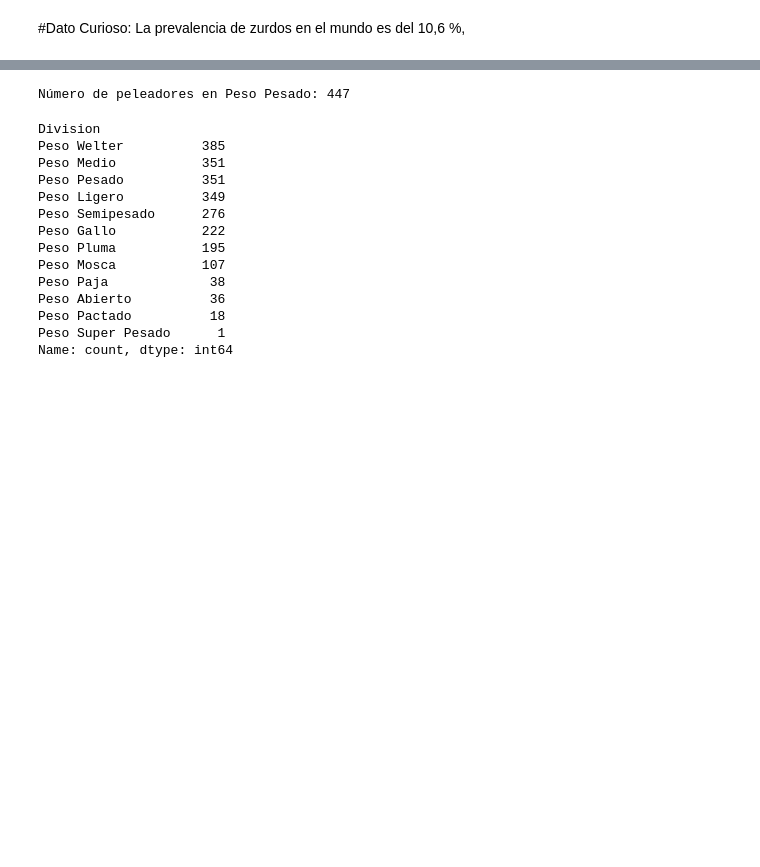
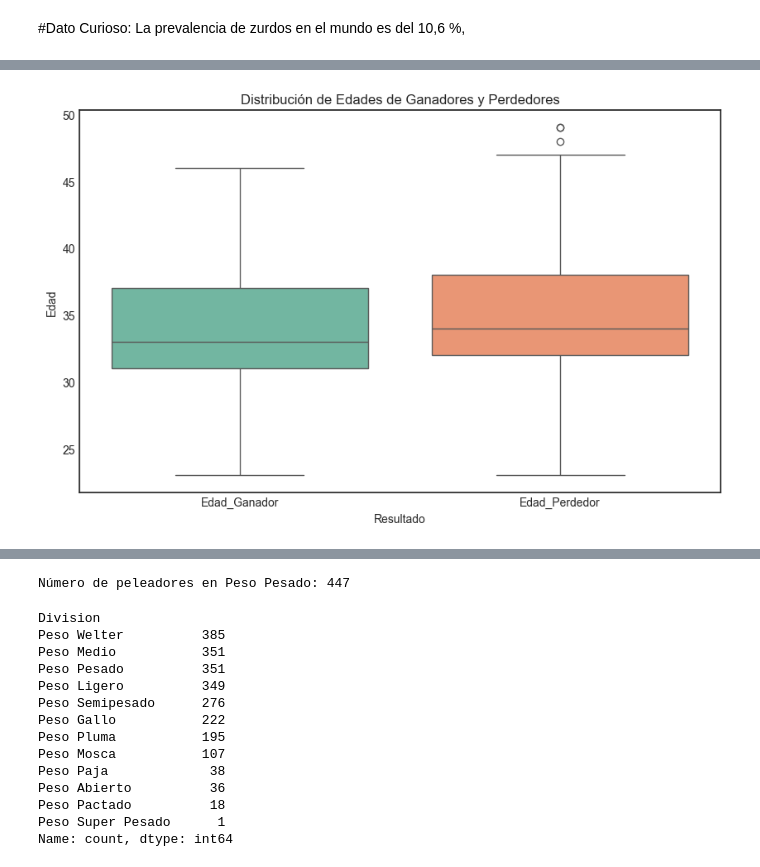
Before and after one commit to JavierRodriguezFontiveros/UFC_EDA, a Jupyter notebook: SRC/notebook/Hipotesis.ipynb, the cells around one changed output, grey strips where cells are left out. Cells and saved outputs as stored; diff of their text form; code cells hidden in the pictures; blank space fills up the shorter version.

```diff
--- a/SRC/notebook/Hipotesis.ipynb
+++ b/SRC/notebook/Hipotesis.ipynb
@@ -152,0 +155,14 @@ list(df_3["Division"])
+# %%
+# Preparar los datos para el boxplot
+data_boxplot = pd.melt(resultados_limpios, id_vars=['Ganador', 'Perdedor'], value_vars=['Edad_Ganador', 'Edad_Perdedor'],
+                        var_name='Resultado', value_name='Edad')
+
+# Gráfico de caja
+plt.figure(figsize=(10, 6))
+sns.boxplot(x='Resultado', y='Edad', data=data_boxplot, palette='Set2')
+plt.title('Distribución de Edades de Ganadores y Perdedores')
+plt.xlabel('Resultado')
+plt.ylabel('Edad')
+plt.show()
+# %% [output]
+[figure, added]
```
Also changed, not shown: parts of 27 cells of this notebook, 2 other files.
